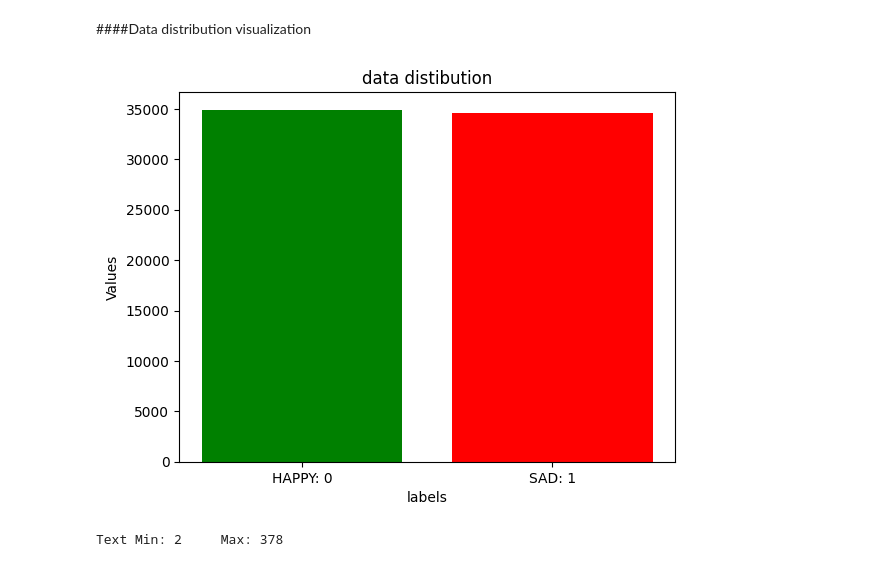
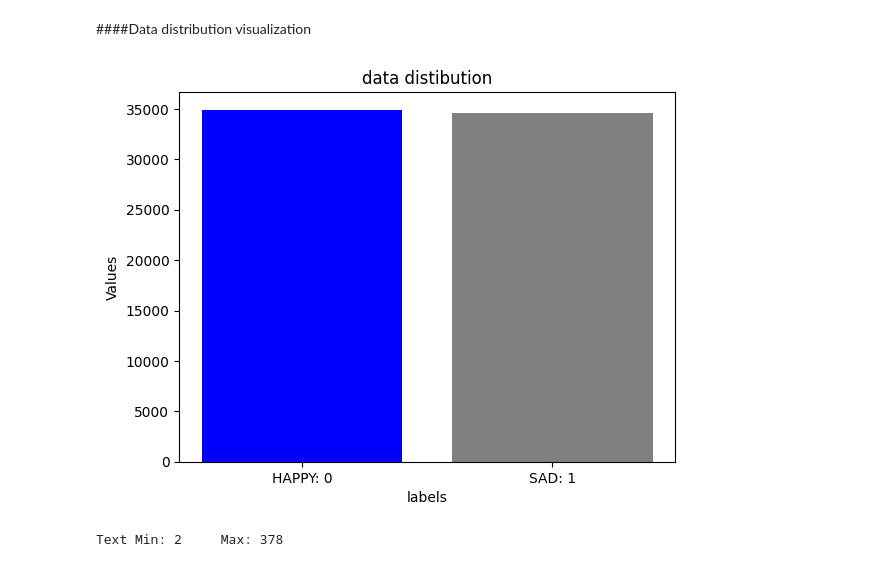
Before and after one commit to rasulnoshad/Persian-Sentiment-Analysis-Snappfood-Reviews, a Jupyter notebook: SentimentAnalysis_SnappfoodReview_MachineLearningMethods_finalVersion.ipynb, the cells around one changed output. Saved outputs shown, nothing was run; the diff lists cells and outputs as text; code cells hidden in the pictures.

```diff
--- a/SentimentAnalysis_SnappfoodReview_MachineLearningMethods_finalVersion.ipynb
+++ b/SentimentAnalysis_SnappfoodReview_MachineLearningMethods_finalVersion.ipynb
@@ -129,21 +133,21 @@ dtype: int64
 # %%
 count_label = list(df['label_id'].value_counts())
 
-colors = ['green', 'red']
+colors = ['blue','Gray']
 plt.bar([0, 1], count_label, color= colors)
 
 # Customize the tick markers or labels on the horizontal axis
 new_labels = ['HAPPY: 0', 'SAD: 1']
 plt.xticks([0, 1], new_labels)
 
 # Add labels and title to the plot
 plt.xlabel('labels')
 plt.ylabel('Values')
 plt.title('data distibution')
 
 plt.show()
 # %% [output]
-[figure, old version]
+[figure, new version]
 # %%
 
 df['words_count'] = df['comment'].apply(lambda t: len(hazm.word_tokenize(t)))
```
Also changed, not shown: parts of 7 cells of this notebook.
